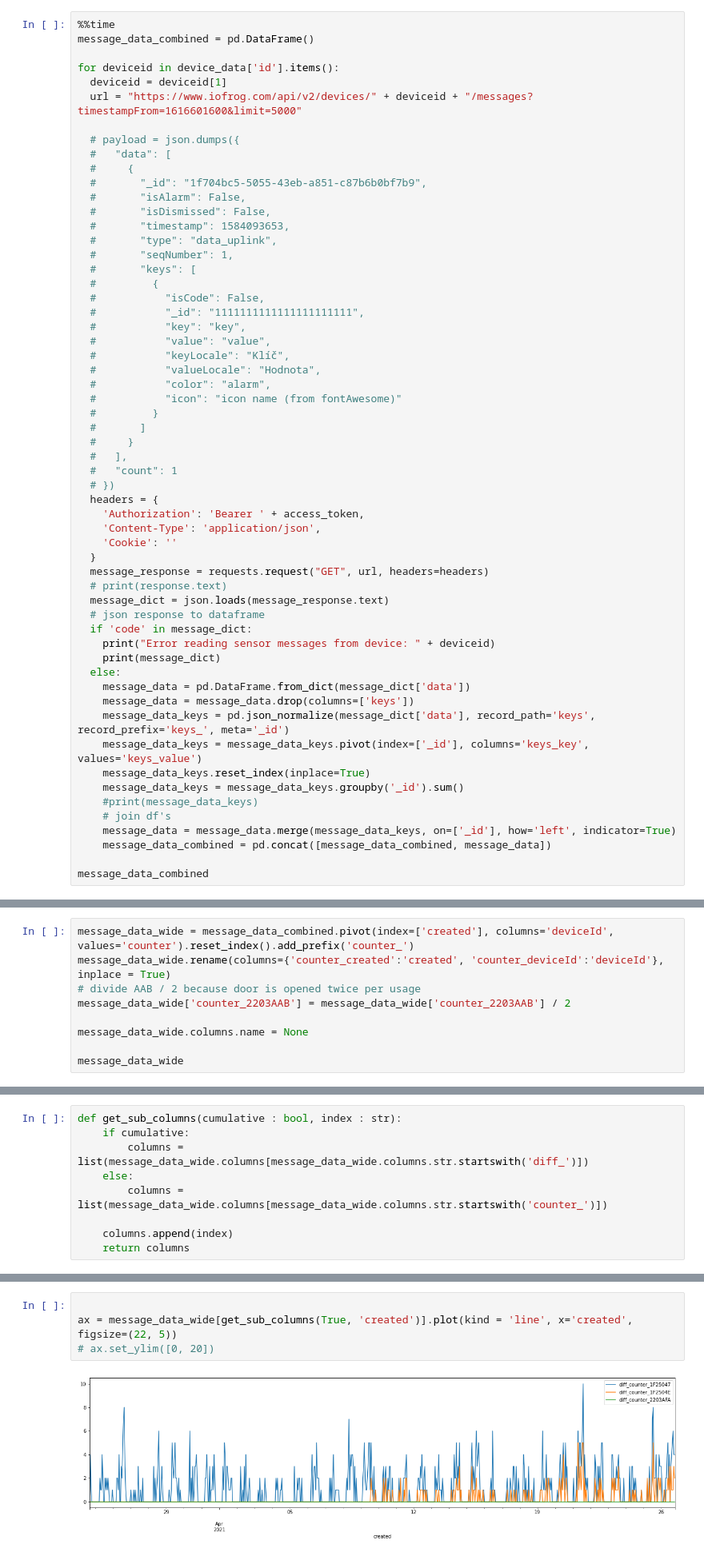
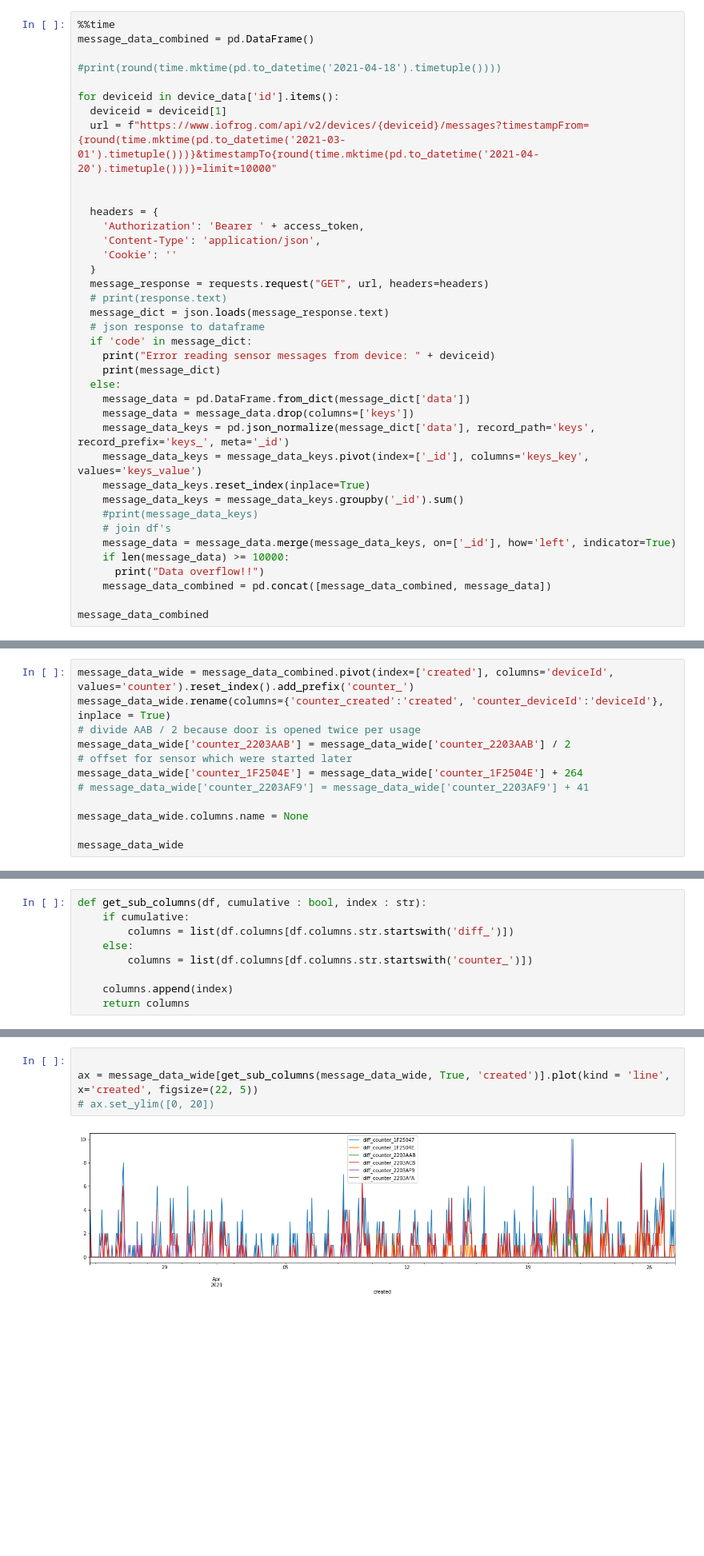
Before and after one commit to phyti1/ds_p4_kompotoi, a Jupyter notebook: Data_aquisition.ipynb, the cells around one changed output, grey strips where cells are left out. Shown at 80% size. Cells and saved outputs as stored; diff of their text form; blank space fills up the shorter version.

Commit message:
unix datetime fix (not 100% done)

```diff
--- a/Data_aquisition.ipynb
+++ b/Data_aquisition.ipynb
@@ -101,35 +111,13 @@ device_data
 %%time
 message_data_combined = pd.DataFrame()
 
+#print(round(time.mktime(pd.to_datetime('2021-04-18').timetuple())))
+
 for deviceid in device_data['id'].items():
   deviceid = deviceid[1]
-  url = "https://www.iofrog.com/api/v2/devices/" + deviceid + "/messages?timestampFrom=1616601600&limit=5000"
+  url = f"https://www.iofrog.com/api/v2/devices/{deviceid}/messages?timestampFrom={round(time.mktime(pd.to_datetime('2021-03-01').timetuple()))}&timestampTo{round(time.mktime(pd.to_datetime('2021-04-20').timetuple()))}=limit=10000"
 
-  # payload = json.dumps({
-  #   "data": [
-  #     {
-  #       "_id": "1f704bc5-5055-43eb-a851-c87b6b0bf7b9",
-  #       "isAlarm": False,
-  #       "isDismissed": False,
-  #       "timestamp": 1584093653,
-  #       "type": "data_uplink",
-  #       "seqNumber": 1,
-  #       "keys": [
-  #         {
-  #           "isCode": False,
-  #           "_id": "1111111111111111111111",
-  #           "key": "key",
-  #           "value": "value",
-  #           "keyLocale": "Klíč",
-  #           "valueLocale": "Hodnota",
-  #           "color": "alarm",
-  #           "icon": "icon name (from fontAwesome)"
-  #         }
-  #       ]
-  #     }
-  #   ],
-  #   "count": 1
-  # })
+
   headers = {
     'Authorization': 'Bearer ' + access_token,
     'Content-Type': 'application/json',
@@ -152,6 +140,8 @@ for deviceid in device_data['id'].items():
     #print(message_data_keys)
     # join df's
     message_data = message_data.merge(message_data_keys, on=['_id'], how='left', indicator=True)
+    if len(message_data) >= 10000:
+      print("Data overflow!!")
     message_data_combined = pd.concat([message_data_combined, message_data])
 
 message_data_combined
@@ -391,6 +401,9 @@ message_data_wide = message_data_combined.pivot(index=['created'], columns='devi
 message_data_wide.rename(columns={'counter_created':'created', 'counter_deviceId':'deviceId'}, inplace = True)
 # divide AAB / 2 because door is opened twice per usage
 message_data_wide['counter_2203AAB'] = message_data_wide['counter_2203AAB'] / 2
+# offset for sensor which were started later
+message_data_wide['counter_1F2504E'] = message_data_wide['counter_1F2504E'] + 264
+# message_data_wide['counter_2203AF9'] = message_data_wide['counter_2203AF9'] + 41
 
 message_data_wide.columns.name = None
 
@@ -572,11 +599,11 @@ message_data_week
 ---
 # Visualizations
 # %%
-def get_sub_columns(cumulative : bool, index : str):
+def get_sub_columns(df, cumulative : bool, index : str):
     if cumulative:
-        columns = list(message_data_wide.columns[message_data_wide.columns.str.startswith('diff_')])
+        columns = list(df.columns[df.columns.str.startswith('diff_')])
     else:
-        columns = list(message_data_wide.columns[message_data_wide.columns.str.startswith('counter_')])
+        columns = list(df.columns[df.columns.str.startswith('counter_')])
 
     columns.append(index)
     return columns
@@ -597,9 +661,9 @@ ax.xaxis.set_major_formatter(dates.DateFormatter("%d.%m.%Y"))
 ## Differential data over time
 # %%
 
-ax = message_data_wide[get_sub_columns(True, 'created')].plot(kind = 'line', x='created', figsize=(22, 5))
+ax = message_data_wide[get_sub_columns(message_data_wide, True, 'created')].plot(kind = 'line', x='created', figsize=(22, 5))
 # ax.set_ylim([0, 20])
 # %% [output]
-[figure, old version]
+[figure, new version]
 # %%
 
```
Also changed, not shown: parts of 32 cells of this notebook.
